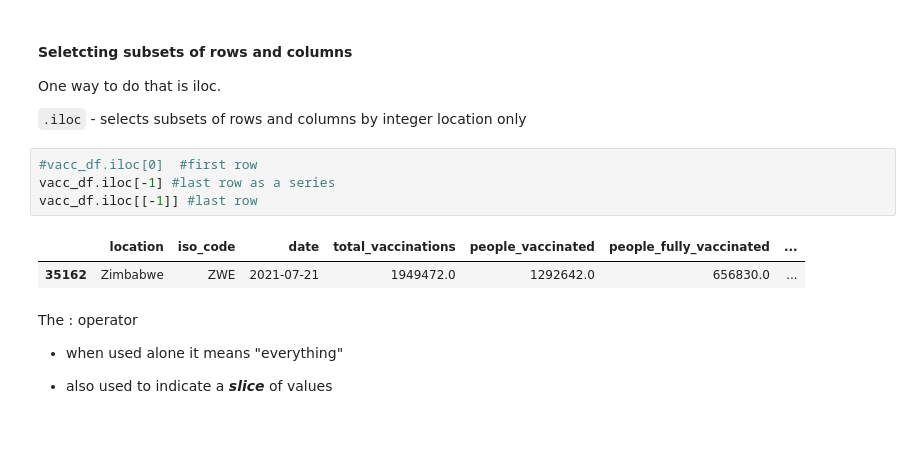
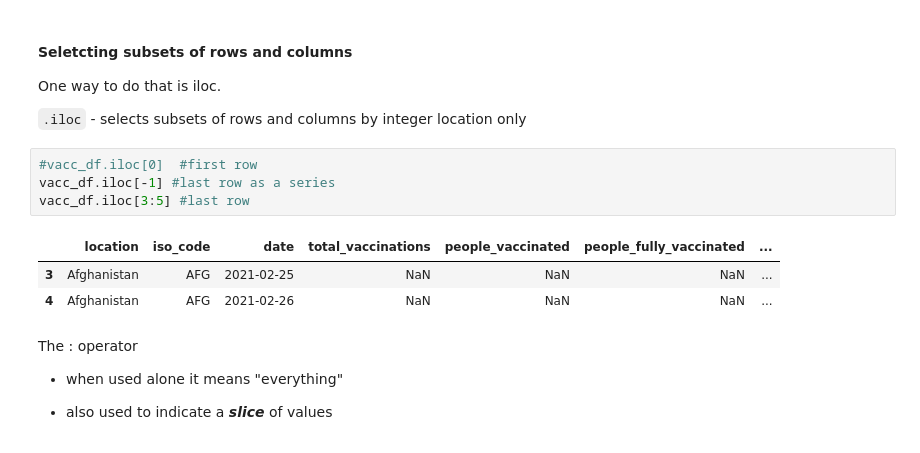
Before and after one commit to nlihin/data-analytics, a Jupyter notebook: unit2.ipynb, the cells around one changed output. Drawn from its saved outputs; the diff is of its cells as text.

```diff
--- a/unit2.ipynb
+++ b/unit2.ipynb
@@ -305,10 +319,11 @@ One way to do that is iloc.
 # %%
 #vacc_df.iloc[0]  #first row
 vacc_df.iloc[-1] #last row as a series
-vacc_df.iloc[[-1]] #last row
+vacc_df.iloc[3:5] #last row
 # %% [output]
 |  | location | iso_code | date | total_vaccinations | people_vaccinated | people_fully_vaccinated | ... |
-| 35162 | Zimbabwe | ZWE | 2021-07-21 | 1949472.0 | 1292642.0 | 656830.0 | ... |
+| 3 | Afghanistan | AFG | 2021-02-25 | NaN | NaN | NaN | ... |
+| 4 | Afghanistan | AFG | 2021-02-26 | NaN | NaN | NaN | ... |
 # %% [markdown]
 The : operator
 
```
Also changed, not shown: parts of 9 cells of this notebook.
